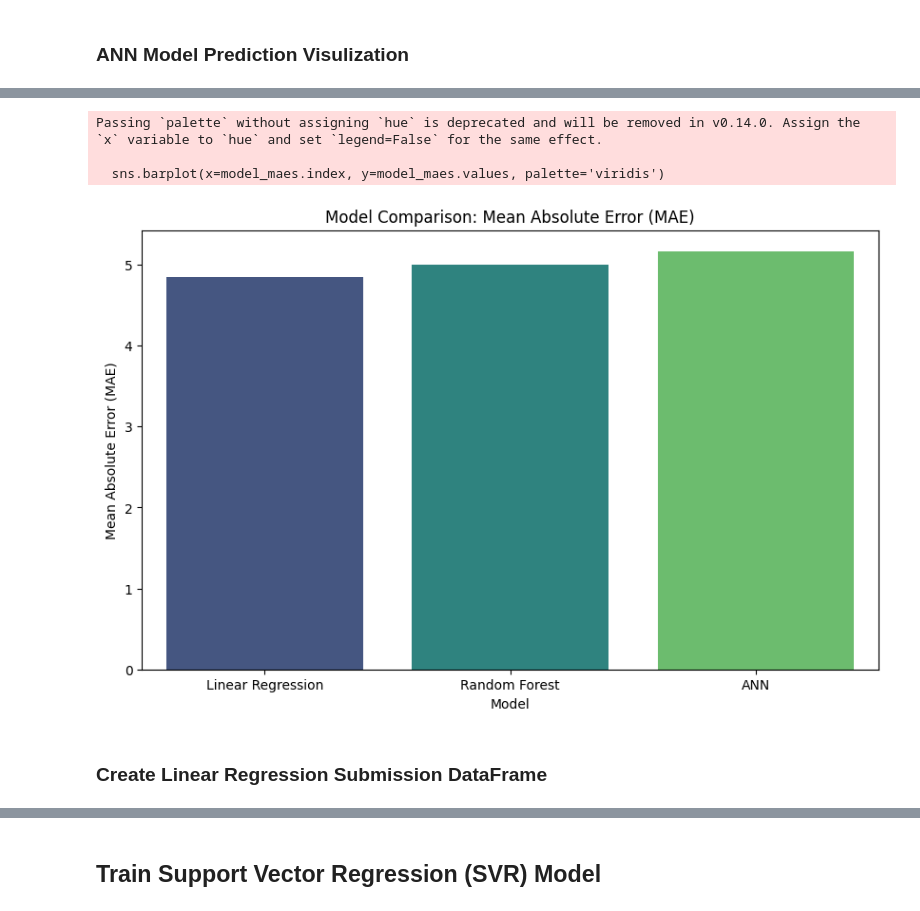
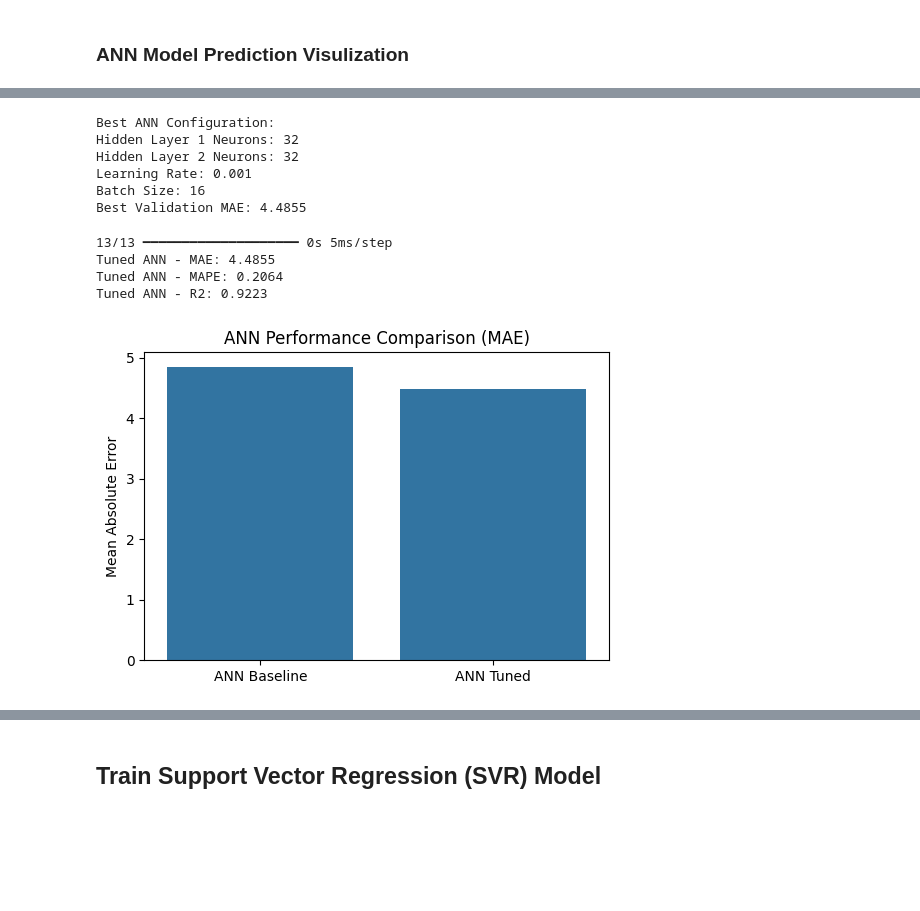
Before and after one commit to TGDRangaka/kaggle-weather-prediction-api, a Jupyter notebook: weather_min_temp_prediction_notebook.ipynb, the cells around one changed output, grey strips where cells are left out. Cells and saved outputs as stored; diff of their text form; code cells hidden in the pictures; blank space fills up the shorter version.

```diff
--- a/weather_min_temp_prediction_notebook.ipynb
+++ b/weather_min_temp_prediction_notebook.ipynb
@@ -504,0 +550,12 @@ To visually compare the actual and predicted minimum temperatures, I will create
+# %%
+from sklearn.metrics import r2_score
+
+y_pred_ann = model.predict(X_val).flatten()
+
+mae_ann_baseline = mean_absolute_error(y_val, y_pred_ann)
+mape_ann_baseline = mean_absolute_percentage_error(y_val, y_pred_ann)
+r2_ann_baseline = r2_score(y_val, y_pred_ann)
+
+print(f"ANN Baseline MAE: {mae_ann_baseline:.4f}")
+print(f"ANN Baseline MAPE: {mape_ann_baseline:.4f}")
+print(f"ANN Baseline R2: {r2_ann_baseline:.4f}")
@@ -599,14 +670,49 @@ Now that the MAE values are compiled, I will create a bar chart to visually comp
+# %%
+print("Best ANN Configuration:")
+print(f"Hidden Layer 1 Neurons: {best_params[0]}")
+print(f"Hidden Layer 2 Neurons: {best_params[1]}")
+print(f"Learning Rate: {best_params[2]}")
+print(f"Batch Size: {best_params[3]}")
+print(f"Best Validation MAE: {best_mae:.4f}")
+# %% [output]
+Best ANN Configuration:
+Hidden Layer 1 Neurons: 32
+Hidden Layer 2 Neurons: 32
+Learning Rate: 0.001
+Batch Size: 16
+Best Validation MAE: 4.4855
+# %%
+y_pred_ann_tuned = tuned_ann_model.predict(X_val).flatten()
+
+mae_ann_tuned = mean_absolute_error(y_val, y_pred_ann_tuned)
+mape_ann_tuned = mean_absolute_percentage_error(y_val[y_val > 0], y_pred_ann_tuned[y_val > 0])
+r2_ann_tuned = r2_score(y_val, y_pred_ann_tuned)
+
+print(f"Tuned ANN - MAE: {mae_ann_tuned:.4f}")
+print(f"Tuned ANN - MAPE: {mape_ann_tuned:.4f}")
+print(f"Tuned ANN - R2: {r2_ann_tuned:.4f}")
+# %% [output]
+13/13 ━━━━━━━━━━━━━━━━━━━━ 0s 5ms/step
+Tuned ANN - MAE: 4.4855
+Tuned ANN - MAPE: 0.2064
+Tuned ANN - R2: 0.9223
 # %%
-plt.figure(figsize=(10, 6))
-sns.barplot(x=model_maes.index, y=model_maes.values, palette='viridis')
-plt.title('Model Comparison: Mean Absolute Error (MAE)')
-plt.xlabel('Model')
-plt.ylabel('Mean Absolute Error (MAE)')
+ann_comparison = pd.DataFrame({
+    "Model": ["ANN Baseline", "ANN Tuned"],
+    "MAE": [mae_ann_baseline, mae_ann_tuned],
+    "MAPE": [mape_ann_baseline, mape_ann_tuned],
+    "R-squared": [r2_ann_baseline, r2_ann_tuned]
+})
+
+plt.figure(figsize=(6, 4))
+sns.barplot(
+    x="Model",
+    y="MAE",
+    data=ann_comparison
+)
+plt.title("ANN Performance Comparison (MAE)")
+plt.ylabel("Mean Absolute Error")
+plt.xlabel("")
 plt.show()
 # %% [output]
-Passing `palette` without assigning `hue` is deprecated and will be removed in v0.14.0. Assign the `x` variable to `hue` and set `legend=False` for the same effect.
-
-  sns.barplot(x=model_maes.index, y=model_maes.values, palette='viridis')
-[figure, old version]
+[figure, new version]
-# %% [markdown]
-### Create Linear Regression Submission DataFrame
```
Also changed, not shown: parts of 98 cells of this notebook.
